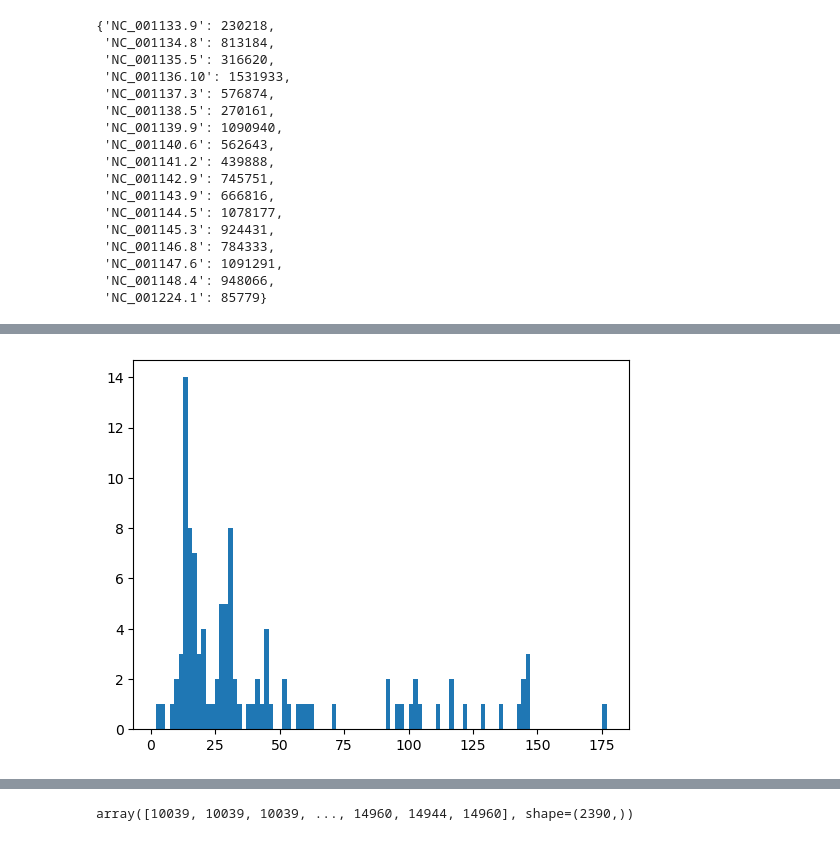
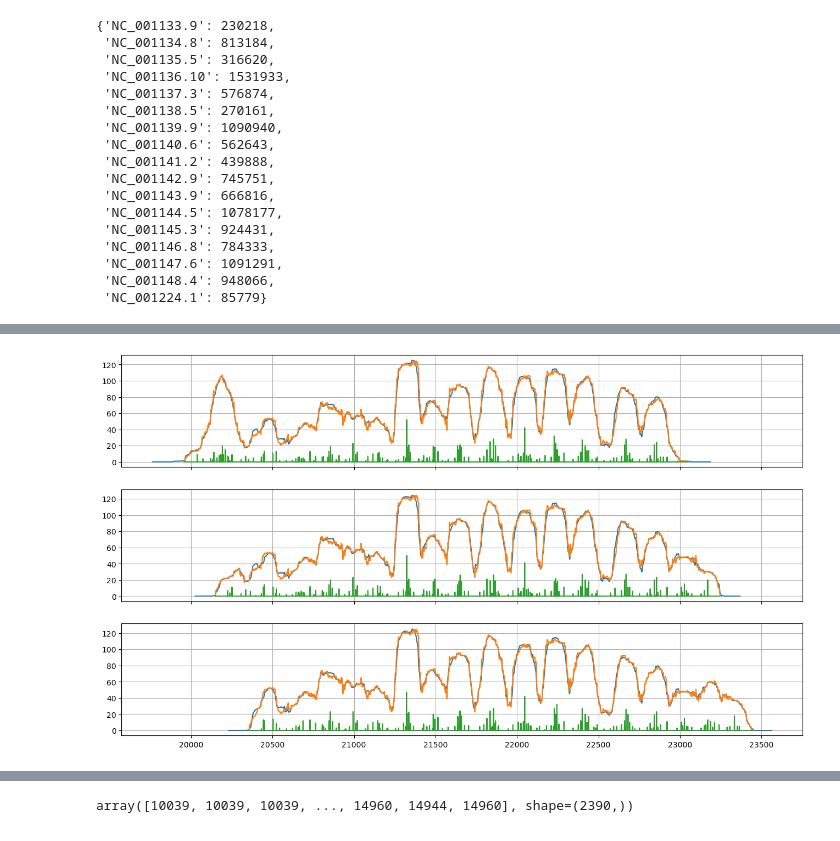
Before and after one commit to intbio/NucDPosIT, a Jupyter notebook: notebooks/fit_exo.ipynb, the cells around one changed output, grey strips where cells are left out. Saved outputs shown, nothing was run; the diff lists cells and outputs as text; code cells hidden in the pictures.

```diff
--- a/notebooks/fit_exo.ipynb
+++ b/notebooks/fit_exo.ipynb
@@ -375,7 +696,45 @@ bars = [c[i] for i in x]
 # %%
-x, occ = make_occupancy(L.numpy().flatten(), R.numpy().flatten())
-template_x, templates_occ = make_template_occupancy(reads_dyads, exo_template.nuc_template)
+x1, occ1 = make_occupancy(L1.numpy().flatten(), R1.numpy().flatten())
+x2, occ2 = make_occupancy(L2.numpy().flatten(), R2.numpy().flatten())
+x3, occ3 = make_occupancy(L3.numpy().flatten(), R3.numpy().flatten())
+
+template_x1, templates_occ1 = make_template_occupancy(
+    df1.dyads.to_numpy(), ExoNucTemplate().nuc_template
+)
+template_x2, templates_occ2 = make_template_occupancy(
+    df2.dyads.to_numpy(), ExoNucTemplate().nuc_template
+)
+template_x3, templates_occ3 = make_template_occupancy(
+    df3.dyads.to_numpy(), ExoNucTemplate().nuc_template
+)
+
+c1 = Counter(df1.dyads.values)
+bars1 = [c1[i] for i in x1]
+
+c2 = Counter(df2.dyads.values)
+bars2 = [c2[i] for i in x2]
+
+c3 = Counter(df3.dyads.values)
+bars3 = [c3[i] for i in x3]
-# %%
-_ = plt.hist(np.diff(sorted(dyads_filtered)), bins=100)
-# %% [output]
-[figure, removed]
+# %%
+fig, axs = plt.subplots(3, 1, figsize=(16, 9), sharex=True, sharey=True)
+
+
+axs[0].plot(template_x1, templates_occ1)
+axs[0].plot(x1, occ1)
+axs[0].plot(x1, bars1)
+axs[0].grid()
+
+axs[1].plot(template_x2, templates_occ2)
+axs[1].plot(x2, occ2)
+axs[1].plot(x2, bars2)
+axs[1].grid()
+
+axs[2].plot(template_x3, templates_occ3)
+axs[2].plot(x3, occ3)
+axs[2].plot(x3, bars3)
+axs[2].grid()
+
+# fig.savefig("../data/figs/fit_exo_figs/tmp/convergence.png")
+# %% [output]
+[figure, added]
```
Also changed, not shown: parts of 46 cells of this notebook, 17 other files.
